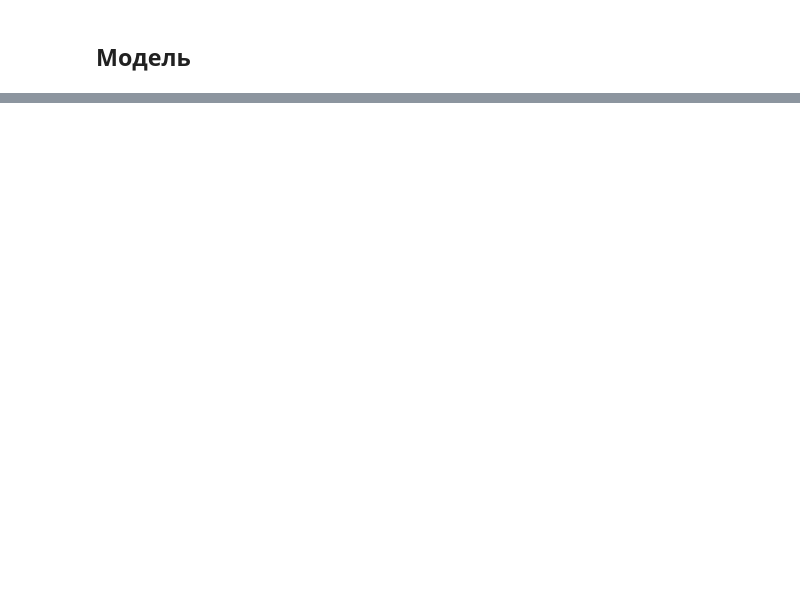
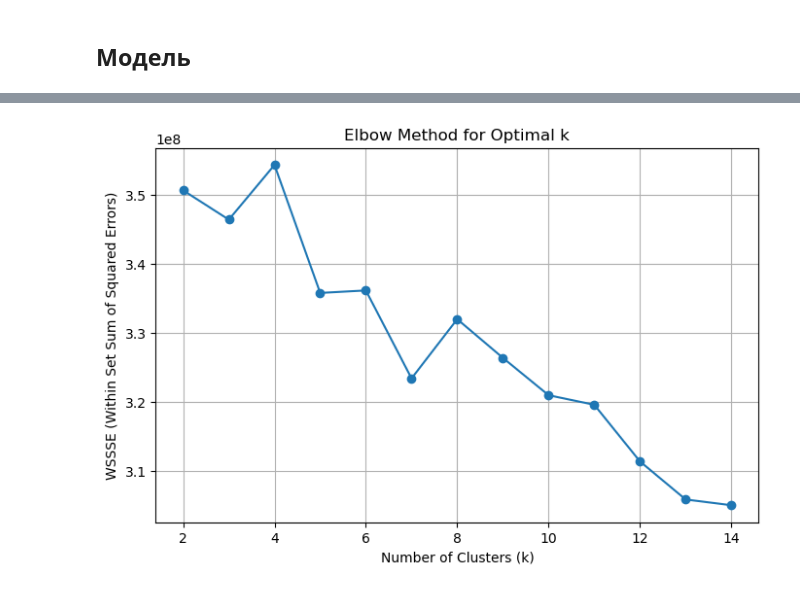
Before and after one commit to Dolmachi/MLOps-lab5, a Jupyter notebook: notebook/notebook.ipynb, the cells around one changed output, grey strips where cells are left out. Drawn from its saved outputs; the diff is of its cells as text; code cells hidden in the pictures; blank space fills up the shorter version.

```diff
--- a/notebook/notebook.ipynb
+++ b/notebook/notebook.ipynb
@@ -64,0 +190,3 @@ spark.sql.execution.arrow.pyspark.enabled: true
+# %%
+# В конце заполним все пропущенные записи нулями
+df_filled = df_cleaned.fillna(0.0)
@@ -64,0 +243,9 @@ spark.sql.execution.arrow.pyspark.enabled: true
+# %%
+# Преобразование данных в вектор
+assembler = VectorAssembler(inputCols=nutrient_columns, outputCol="features")
+assembled_df = assembler.transform(df_cleansed)
+# %%
+# Нормализация
+scaler = StandardScaler(inputCol="features", outputCol="scaled_features", withMean=True, withStd=True)
+scaler_model = scaler.fit(assembled_df)
+scaled_df = scaler_model.transform(assembled_df)
@@ -64,0 +256,11 @@ spark.sql.execution.arrow.pyspark.enabled: true
+# %%
+# Правило локтя
+errors = []
+k_values = list(range(2, 15))
+
+for k in k_values:
+    kmeans = KMeans(k=k, seed=42, featuresCol="scaled_features")
+    model = kmeans.fit(scaled_df)
+    wssse = model.summary.trainingCost
+    errors.append(wssse)
+    print(f"k = {k}, WSSSE = {wssse}")
@@ -64,0 +281,10 @@ spark.sql.execution.arrow.pyspark.enabled: true
+# %%
+plt.figure(figsize=(8, 5))
+plt.plot(k_values, errors, marker='o')
+plt.xlabel("Number of Clusters (k)")
+plt.ylabel("WSSSE (Within Set Sum of Squared Errors)")
+plt.title("Elbow Method for Optimal k")
+plt.grid(True)
+plt.show()
+# %% [output]
+[figure, added]
```
Also changed, not shown: parts of 22 cells of this notebook, 1 other file.
